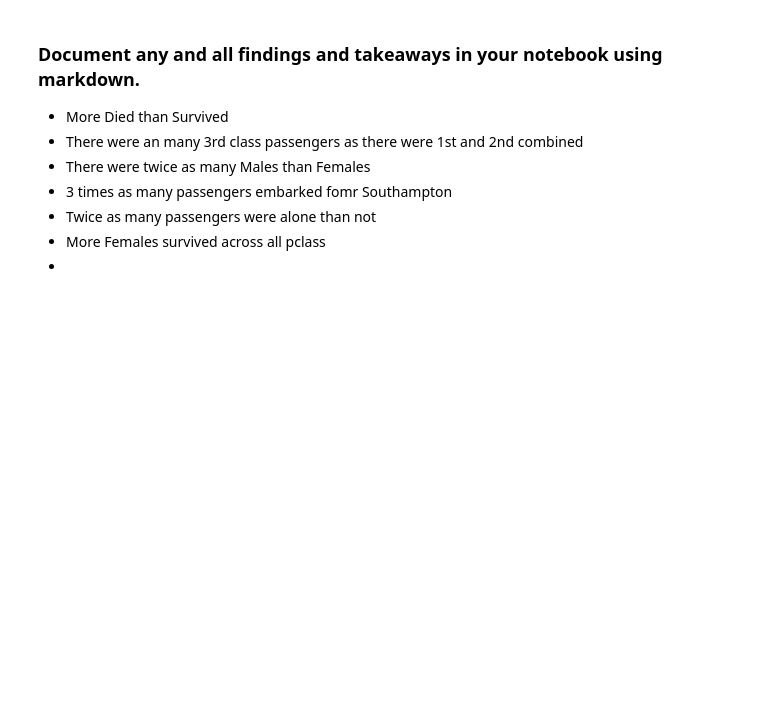
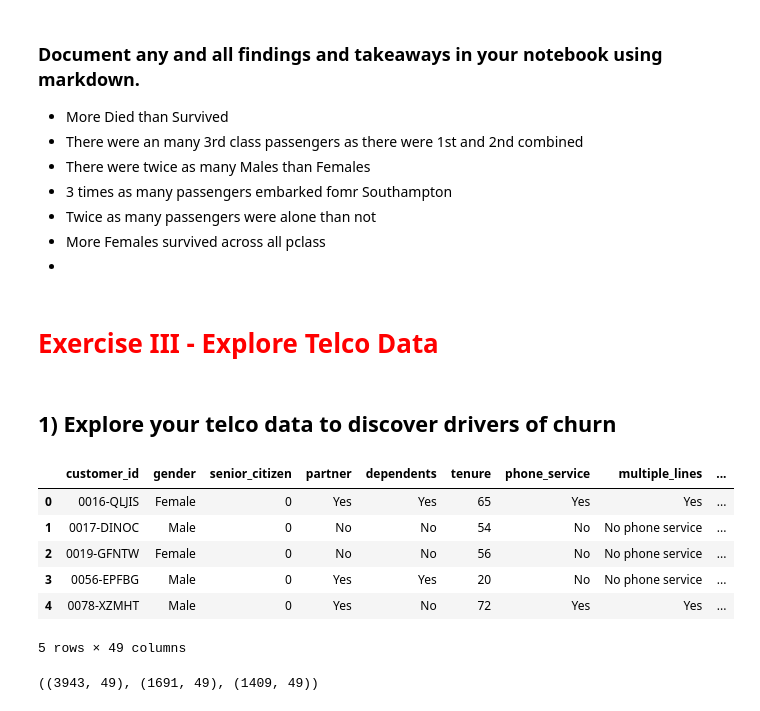
Before and after one commit to kanieladenis/classification-exercises, a Jupyter notebook: classification_exercises.ipynb, the cells around one changed output. Saved outputs shown, nothing was run; the diff lists cells and outputs as text; code cells hidden in the pictures; blank space fills up the shorter version.

```diff
--- a/classification_exercises.ipynb
+++ b/classification_exercises.ipynb
@@ -988,3 +818,25 @@ Text(0.5, 1.0, 'More Groups 1-3 Survived Across Pclass')
 - Twice as many passengers were alone than not
 - More Females survived across all pclass
 -
+# %% [markdown]
+# <font color='red'> Exercise III - Explore Telco Data
+# %% [markdown]
+## 1) Explore your telco data to discover drivers of churn
+# %%
+# get prep'd data
+df = prepare.prep_telco()
+df.head()
+# %% [output]
+|  | customer_id | gender | senior_citizen | partner | dependents | tenure | phone_service | multiple_lines | ... |
+| 0 | 0016-QLJIS | Female | 0 | Yes | Yes | 65 | Yes | Yes | ... |
+| 1 | 0017-DINOC | Male | 0 | No | No | 54 | No | No phone service | ... |
+| 2 | 0019-GFNTW | Female | 0 | No | No | 56 | No | No phone service | ... |
+| 3 | 0056-EPFBG | Male | 0 | Yes | Yes | 20 | No | No phone service | ... |
+| 4 | 0078-XZMHT | Male | 0 | Yes | No | 72 | Yes | Yes | ... |
+5 rows × 49 columns
+# %%
+# split data using split_telco function that stratifies churn
+train, validate, test = prepare.split_telco(df)
+train.shape, validate.shape, test.shape
+# %% [output]
+((3943, 49), (1691, 49), (1409, 49))
```
Also changed, not shown: parts of 44 cells of this notebook, 5 other files.
